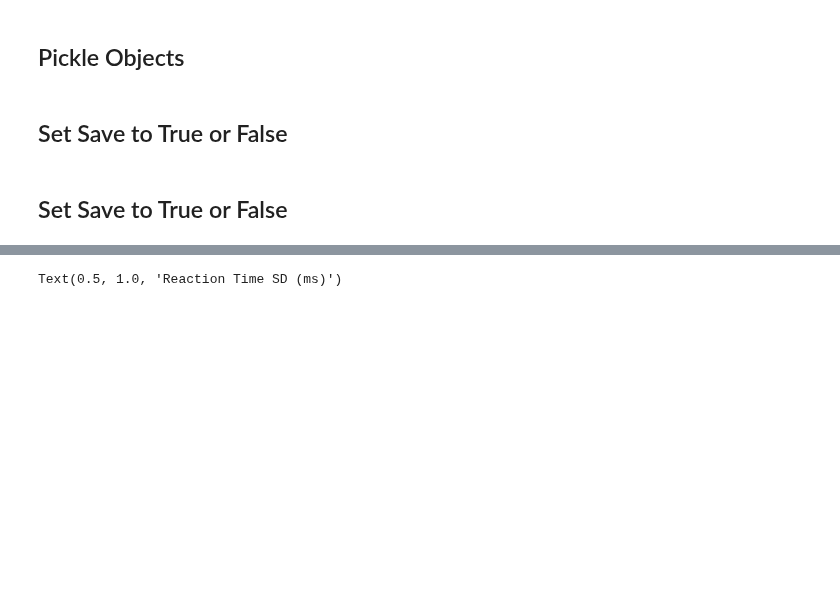
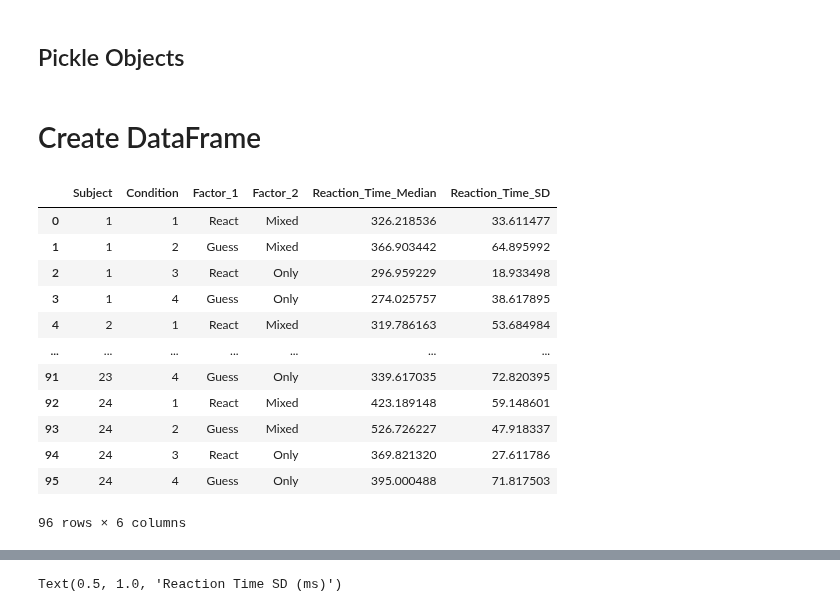
Before and after one commit to SethSullivan/MatchPennies-Agent-Expirement, a Jupyter notebook: scripts/makefigs/MakeFigs_with_Stats_Exp2_Reaction_Time_Final.ipynb, the cells around one changed output, grey strips where cells are left out. Drawn from its saved outputs; the diff is of its cells as text; code cells hidden in the pictures; blank space fills up the shorter version.

```diff
--- a/scripts/makefigs/MakeFigs_with_Stats_Exp2_Reaction_Time_Final.ipynb
+++ b/scripts/makefigs/MakeFigs_with_Stats_Exp2_Reaction_Time_Final.ipynb
@@ -54,5 +56,5 @@ if "group" not in locals():
 else:
     if group.exp_info.experiment != EXPERIMENT:  # This means i changed experiment and need to run again
         group = rdf.generate_subject_object_v3(EXPERIMENT, "All Trials")
+
+it2 = InitialThangs(experiment="Exp2")
-# %% [markdown]
-## Set Save to True or False
@@ -61,2 +60,0 @@ save = False
-# %% [markdown]
-## Set Save to True or False
@@ -65,14 +61,42 @@ save = False
+# %% [markdown]
+# Create DataFrame
 # %%
 react_mixed_median  = np.nanmedian(group.movement_metrics.exp2_react_guess_reaction_time_split('react','mixed'),axis=1)
 react_only_median   = np.nanmedian(group.movement_metrics.exp2_react_guess_reaction_time_split('react','only'),axis=1)
 guess_mixed_median = np.nanmedian(group.movement_metrics.exp2_react_guess_reaction_time_split('guess','mixed'),axis=1)
 guess_only_median  = np.nanmedian(group.movement_metrics.exp2_react_guess_reaction_time_split('guess','only'),axis=1)
+reaction_time_median = np.vstack((react_mixed_median,guess_mixed_median,react_only_median,guess_only_median)).T.flatten()
 
-react_mixed_std  = np.nanstd(group.movement_metrics.exp2_react_guess_reaction_time_split('react','mixed'),axis=1)
-react_only_std   = np.nanstd(group.movement_metrics.exp2_react_guess_reaction_time_split('react','only'),axis=1)
-guess_mixed_std = np.nanstd(group.movement_metrics.exp2_react_guess_reaction_time_split('guess','mixed'),axis=1)
-guess_only_std  = np.nanstd(group.movement_metrics.exp2_react_guess_reaction_time_split('guess','only'),axis=1)
+react_mixed_sd  = np.nanstd(group.movement_metrics.exp2_react_guess_reaction_time_split('react','mixed'),axis=1)
+react_only_sd   = np.nanstd(group.movement_metrics.exp2_react_guess_reaction_time_split('react','only'),axis=1)
+guess_mixed_sd = np.nanstd(group.movement_metrics.exp2_react_guess_reaction_time_split('guess','mixed'),axis=1)
+guess_only_sd  = np.nanstd(group.movement_metrics.exp2_react_guess_reaction_time_split('guess','only'),axis=1)
+reaction_time_sd    = np.vstack((react_mixed_sd,guess_mixed_sd,react_only_sd,guess_only_sd)).T.flatten()
 
-reaction_time_median = np.vstack((react_mixed_median,guess_mixed_median,react_only_median,guess_only_median)).T
-reaction_time_std    = np.vstack((react_mixed_std,guess_mixed_std,react_only_std,guess_only_std)).T
+subject_number = np.repeat(np.arange(1, it2.num_subjects + 1, 1, dtype=int), it.num_blocks)
+condition = np.tile(np.arange(1, 4 + 1, 1, dtype=int), it2.num_subjects)
+factor1 = np.tile(["React","Guess"], it2.num_subjects*2)
+factor2 = np.tile(["Mixed", "Mixed","Only","Only"], it2.num_subjects)
+
+df_metrics = pd.DataFrame(np.array([reaction_time_median,reaction_time_sd]).T,
+                          columns=["Reaction_Time_Median","Reaction_Time_SD"])
+df_conditions = pd.DataFrame(np.array([subject_number, condition, factor1, factor2]).T,
+                             columns=["Subject", "Condition", "Factor_1", "Factor_2"])
+
+df2 = pd.concat([df_conditions, df_metrics], axis=1)
+df2
+# %% [output]
+|  | Subject | Condition | Factor_1 | Factor_2 | Reaction_Time_Median | Reaction_Time_SD |
+| 0 | 1 | 1 | React | Mixed | 326.218536 | 33.611477 |
+| 1 | 1 | 2 | Guess | Mixed | 366.903442 | 64.895992 |
+| 2 | 1 | 3 | React | Only | 296.959229 | 18.933498 |
+| 3 | 1 | 4 | Guess | Only | 274.025757 | 38.617895 |
+| 4 | 2 | 1 | React | Mixed | 319.786163 | 53.684984 |
+| ... | ... | ... | ... | ... | ... | ... |
+| 91 | 23 | 4 | Guess | Only | 339.617035 | 72.820395 |
+| 92 | 24 | 1 | React | Mixed | 423.189148 | 59.148601 |
+| 93 | 24 | 2 | Guess | Mixed | 526.726227 | 47.918337 |
+| 94 | 24 | 3 | React | Only | 369.821320 | 27.611786 |
+| 95 | 24 | 4 | Guess | Only | 395.000488 | 71.817503 |
+96 rows × 6 columns
 # %% [markdown]
```
Also changed, not shown: parts of 15 cells of this notebook.
